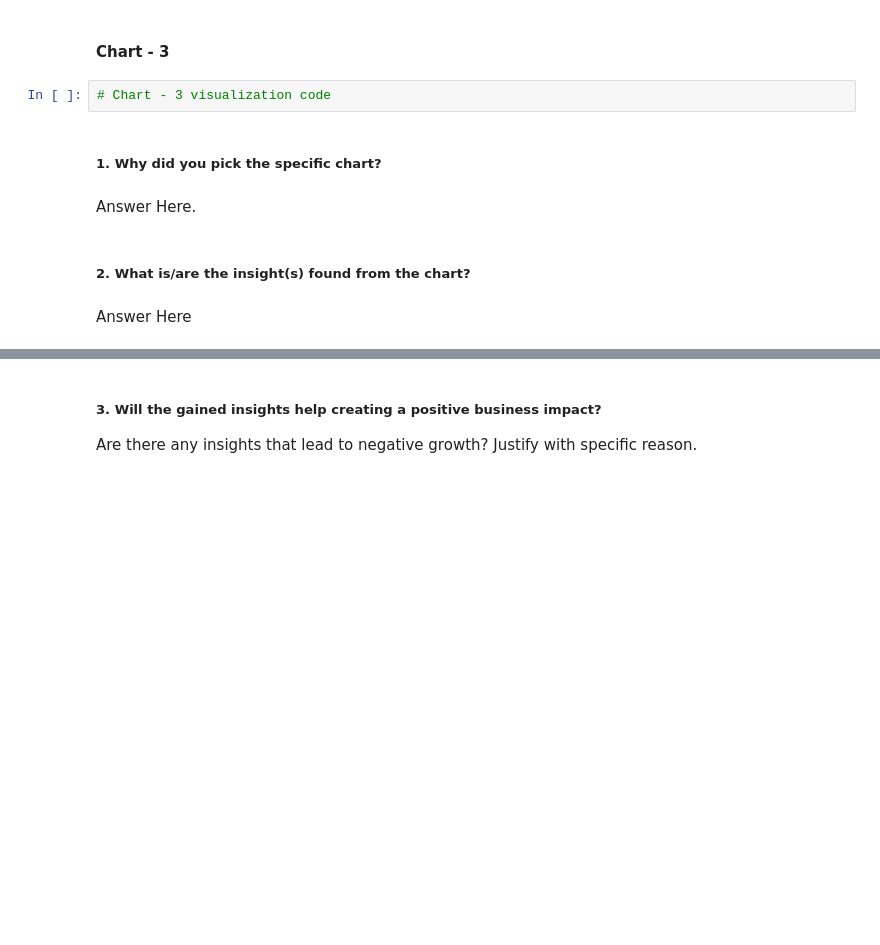
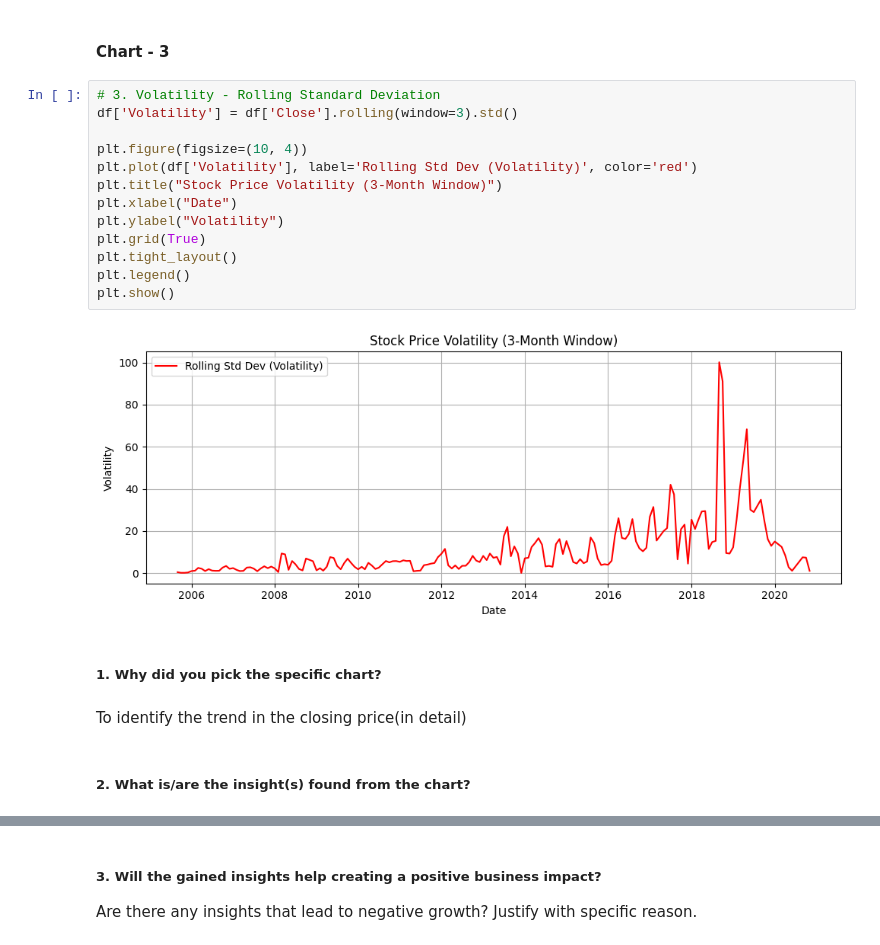
Before and after one commit to Josephvarghes/Yesbank-Stock-Predictor, a Jupyter notebook: yesbank-stock-predictor.ipynb, the cells around one changed output, grey strips where cells are left out. Cells and saved outputs as stored; diff of their text form; blank space fills up the shorter version.

```diff
--- a/yesbank-stock-predictor.ipynb
+++ b/yesbank-stock-predictor.ipynb
@@ -363,13 +338,24 @@ Are there any insights that lead to negative growth? Justify with specific reaso
 Answer Here
 # %% [markdown]
 #### Chart - 3
-# %%
-# Chart - 3 visualization code
+# %%
+# 3. Volatility - Rolling Standard Deviation
+df['Volatility'] = df['Close'].rolling(window=3).std()
+
+plt.figure(figsize=(10, 4))
+plt.plot(df['Volatility'], label='Rolling Std Dev (Volatility)', color='red')
+plt.title("Stock Price Volatility (3-Month Window)")
+plt.xlabel("Date")
+plt.ylabel("Volatility")
+plt.grid(True)
+plt.tight_layout()
+plt.legend()
+plt.show()
+# %% [output]
+[figure, added]
 # %% [markdown]
 ##### 1. Why did you pick the specific chart?
-# %% [markdown]
-Answer Here.
+# %% [markdown]
+To identify the trend in the closing price(in detail)
 # %% [markdown]
 ##### 2. What is/are the insight(s) found from the chart?
-# %% [markdown]
-Answer Here
```
Also changed, not shown: parts of 253 cells of this notebook.
